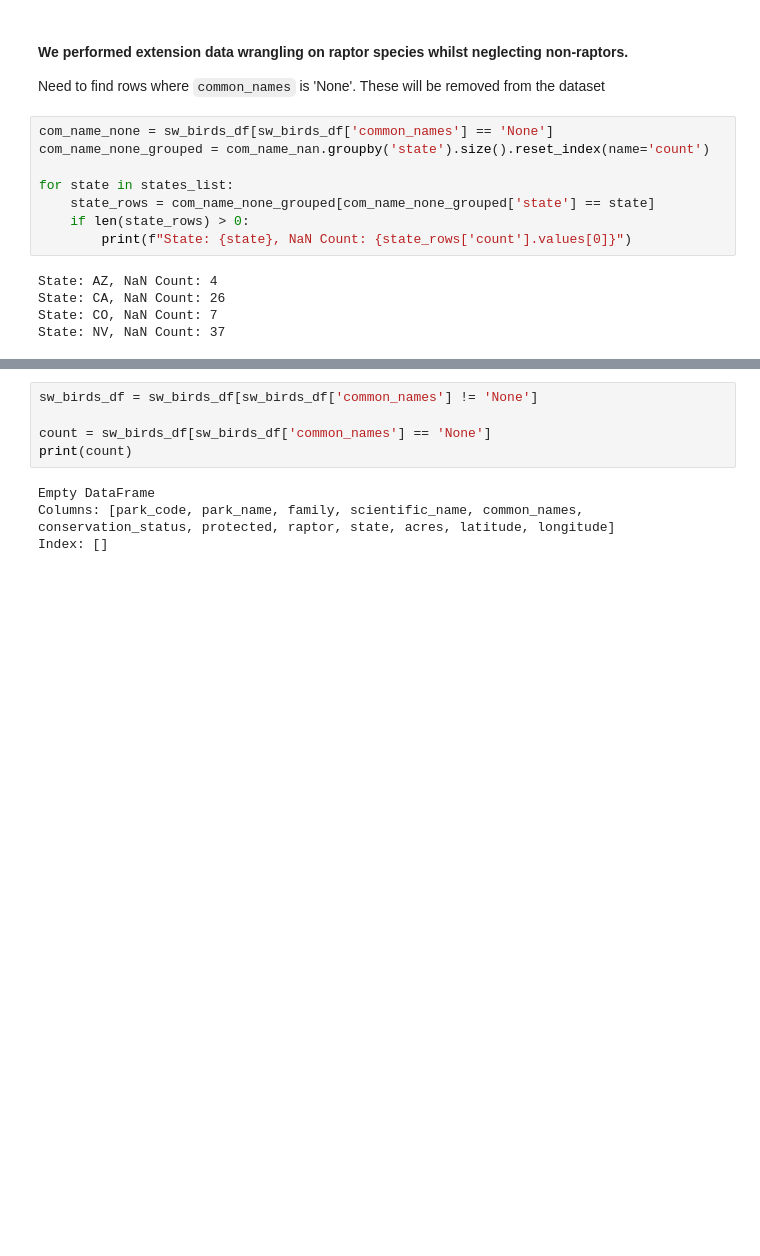
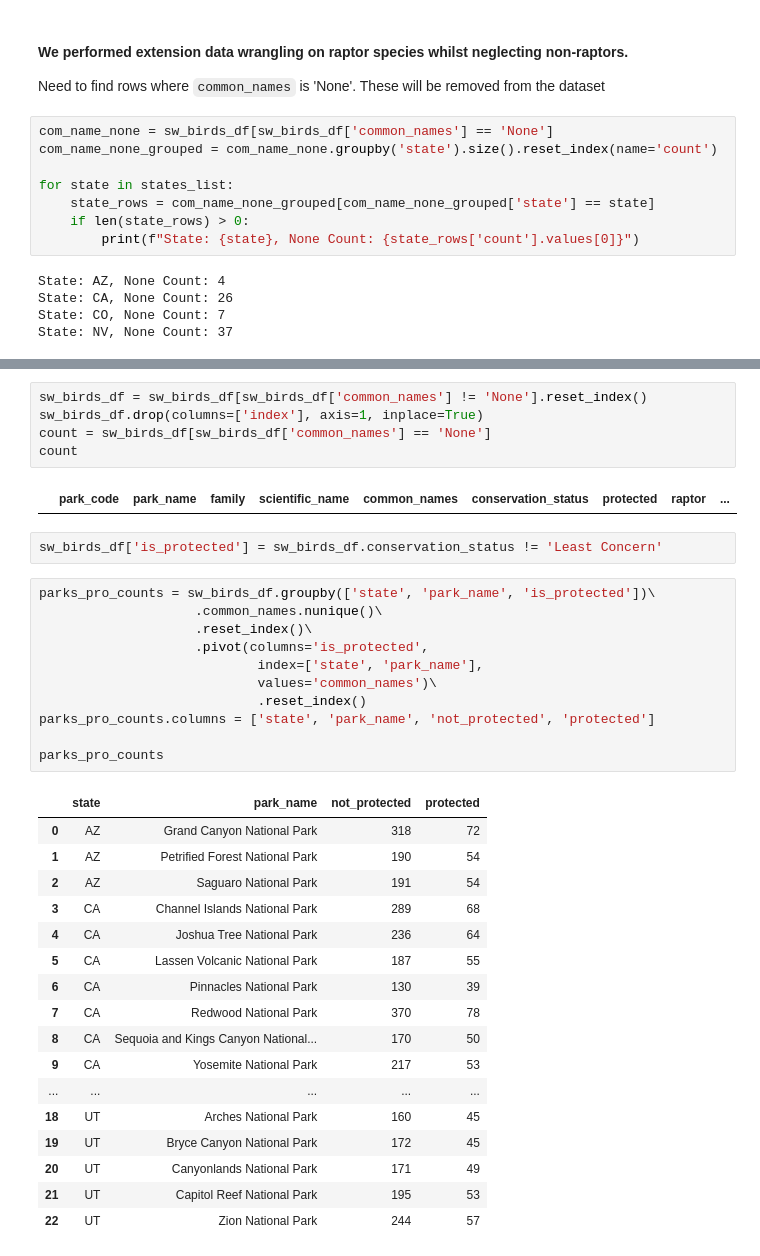
Before and after one commit to pineapple-bois/Biodiversity-In-National-Parks-Real-World, a Jupyter notebook: analysis.ipynb, the cells around one changed output, grey strips where cells are left out. Drawn from its saved outputs; the diff is of its cells as text; blank space fills up the shorter version.

Commit message:
Count DFs

```diff
--- a/analysis.ipynb
+++ b/analysis.ipynb
@@ -201,17 +201,17 @@ d['CA'].head()
 Need to find rows where `common_names` is 'None'. These will be removed from the dataset
 # %%
 com_name_none = sw_birds_df[sw_birds_df['common_names'] == 'None']
-com_name_none_grouped = com_name_nan.groupby('state').size().reset_index(name='count')
+com_name_none_grouped = com_name_none.groupby('state').size().reset_index(name='count')
 
 for state in states_list:
     state_rows = com_name_none_grouped[com_name_none_grouped['state'] == state]
     if len(state_rows) > 0:
-        print(f"State: {state}, NaN Count: {state_rows['count'].values[0]}")
+        print(f"State: {state}, None Count: {state_rows['count'].values[0]}")
 # %% [output]
-State: AZ, NaN Count: 4
-State: CA, NaN Count: 26
-State: CO, NaN Count: 7
-State: NV, NaN Count: 37
+State: AZ, None Count: 4
+State: CA, None Count: 26
+State: CO, None Count: 7
+State: NV, None Count: 37
 # %%
 com_name_none.head(10)
 # %% [output]
@@ -227,11 +227,40 @@ com_name_none.head(10)
 | 2071 | REDW | Redwood National Park | Anatidae | Mareca americana | None | Least Concern | False | NaN | ... |
 | 2101 | REDW | Redwood National Park | Alcidae | Brachyramphus marmoratus maroratum | None | Least Concern | False | NaN | ... |
 # %%
-sw_birds_df = sw_birds_df[sw_birds_df['common_names'] != 'None']
-
+sw_birds_df = sw_birds_df[sw_birds_df['common_names'] != 'None'].reset_index()
+sw_birds_df.drop(columns=['index'], axis=1, inplace=True)
 count = sw_birds_df[sw_birds_df['common_names'] == 'None']
-print(count)
+count
 # %% [output]
-Empty DataFrame
-Columns: [park_code, park_name, family, scientific_name, common_names, conservation_status, protected, raptor, state, acres, latitude, longitude]
-Index: []
+|  | park_code | park_name | family | scientific_name | common_names | conservation_status | protected | raptor | ... |
+# %%
+sw_birds_df['is_protected'] = sw_birds_df.conservation_status != 'Least Concern'
+# %%
+parks_pro_counts = sw_birds_df.groupby(['state', 'park_name', 'is_protected'])\
+                    .common_names.nunique()\
+                    .reset_index()\
+                    .pivot(columns='is_protected',
+                            index=['state', 'park_name'],
+                            values='common_names')\
+                            .reset_index()
+parks_pro_counts.columns = ['state', 'park_name', 'not_protected', 'protected']
+
+parks_pro_counts
+# %% [output]
+|  | state | park_name | not_protected | protected |
+| 0 | AZ | Grand Canyon National Park | 318 | 72 |
+| 1 | AZ | Petrified Forest National Park | 190 | 54 |
+| 2 | AZ | Saguaro National Park | 191 | 54 |
+| 3 | CA | Channel Islands National Park | 289 | 68 |
+| 4 | CA | Joshua Tree National Park | 236 | 64 |
+| 5 | CA | Lassen Volcanic National Park | 187 | 55 |
+| 6 | CA | Pinnacles National Park | 130 | 39 |
+| 7 | CA | Redwood National Park | 370 | 78 |
+| 8 | CA | Sequoia and Kings Canyon National... | 170 | 50 |
+| 9 | CA | Yosemite National Park | 217 | 53 |
+| ... | ... | ... | ... | ... |
+| 18 | UT | Arches National Park | 160 | 45 |
+| 19 | UT | Bryce Canyon National Park | 172 | 45 |
+| 20 | UT | Canyonlands National Park | 171 | 49 |
+| 21 | UT | Capitol Reef National Park | 195 | 53 |
+| 22 | UT | Zion National Park | 244 | 57 |
```
Also changed, not shown: parts of 3 cells of this notebook.
